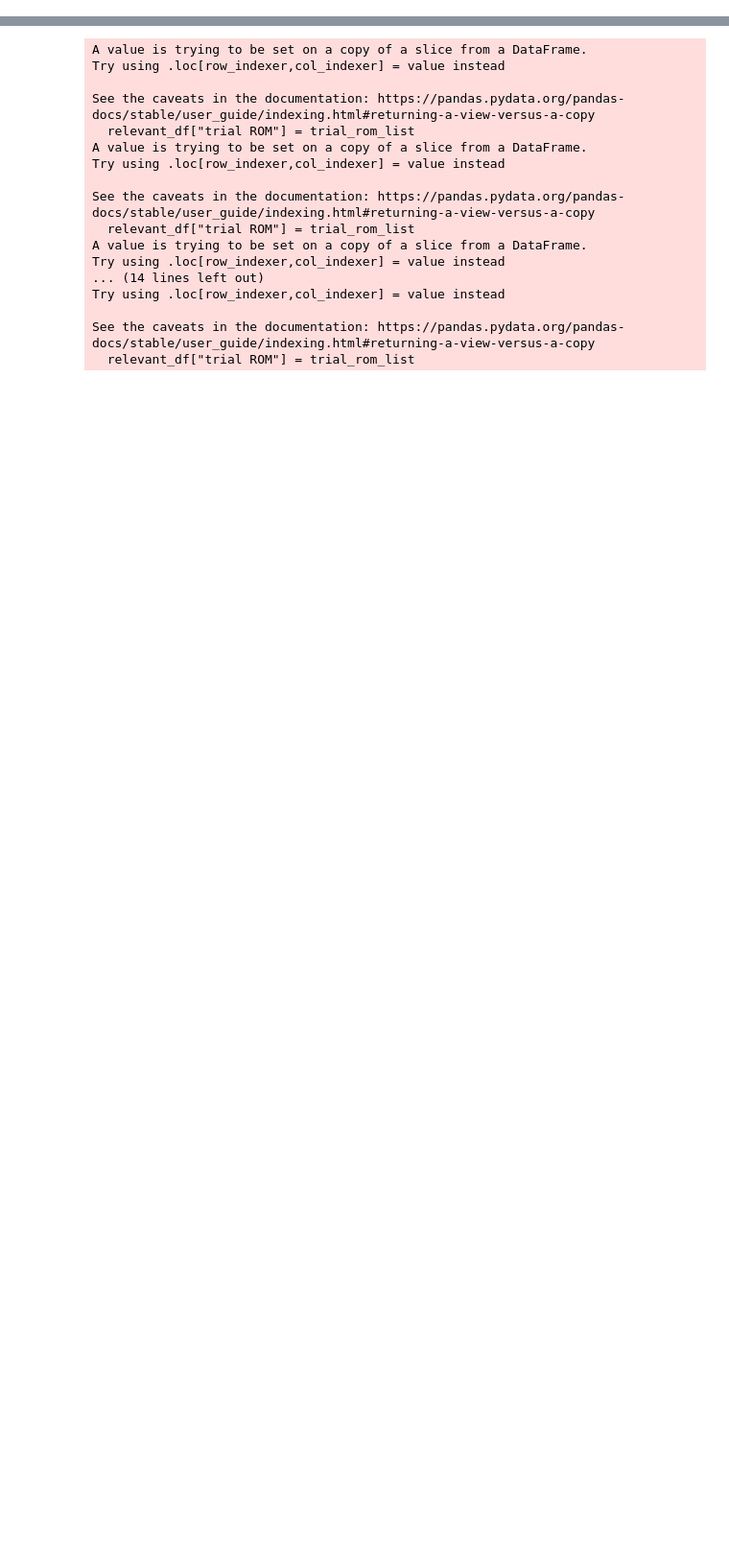
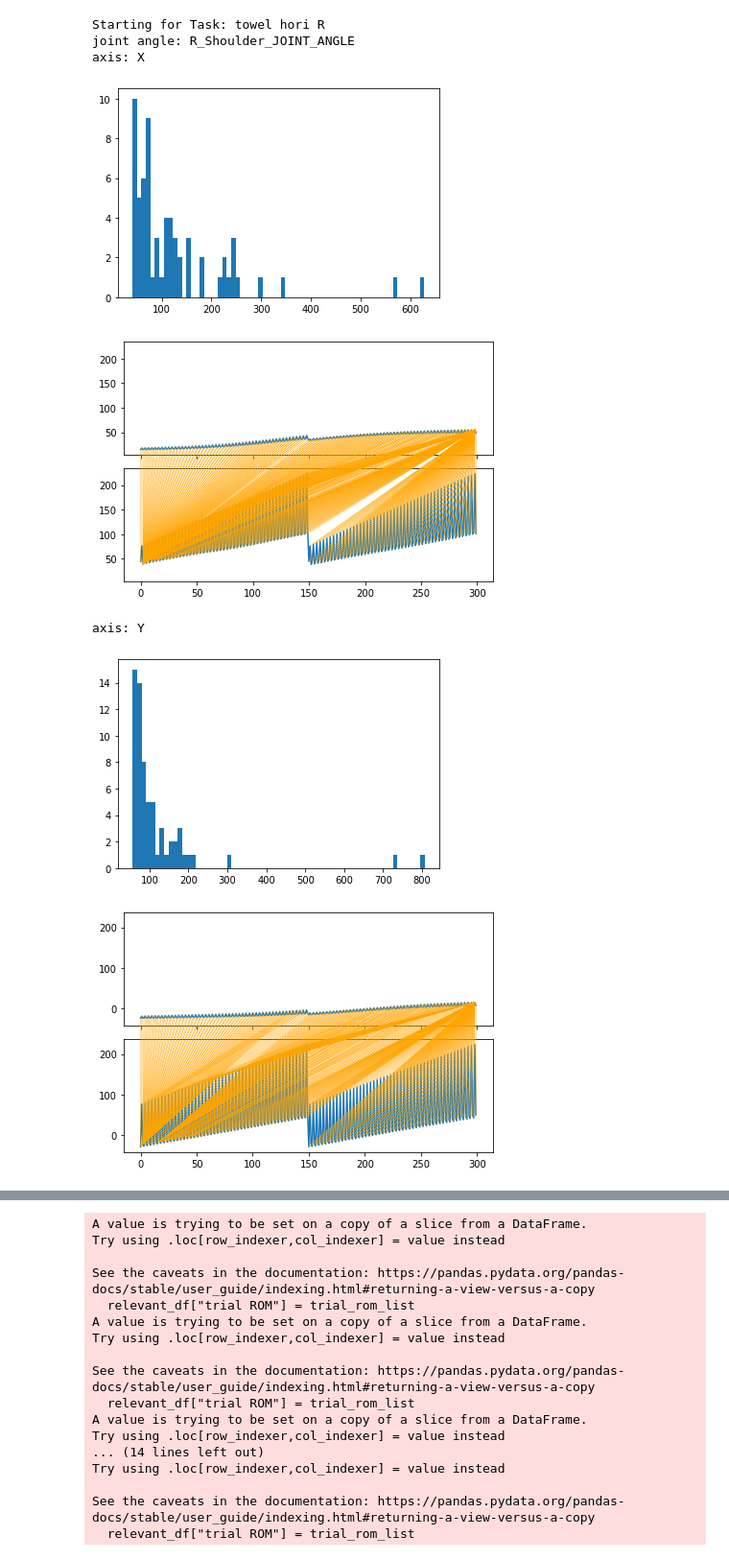
Before and after one commit to anna-choo/BCI, a Jupyter notebook: main.ipynb, the cells around one changed output, grey strips where cells are left out. Shown at 96% size. Drawn from its saved outputs; the diff is of its cells as text; code cells hidden in the pictures; blank space fills up the shorter version.

```diff
--- a/main.ipynb
+++ b/main.ipynb
@@ -214,0 +433,14 @@ stroke_key_R = pd.read_csv(r"Z:\DataCollection\BCISoftRoboticsGloveIntervention\
+# %%
+normative_towel_hori_R = pd.read_csv(r"Z:\DataCollection\BCISoftRoboticsGloveIntervention\Stroke\Miscellaneous\BCI002\Normative\1. EXPORTS\towel\RightJA_4Pick2_Cross.txt", sep = '\t')
+stroke_towel_hori_R = pd.read_csv(r"Z:\DataCollection\BCISoftRoboticsGloveIntervention\Stroke\Miscellaneous\BCI002\PATIENT_EXPORT\towel\RightJA_4Cross_End.txt", sep = '\t')
+
+towelhori_R_df, result_towel_hori_R, norm_dist_towel_hori_R = main(normative_towel_hori_R, stroke_towel_hori_R, TOWEL_horiFold, analyse_dict_R, ROM_dict, data_point, 'towel hori R')
+# %% [output]
+Starting for Task: towel hori R
+joint angle: R_Shoulder_JOINT_ANGLE
+axis: X
+[figure, added]
+[figure, added]
+axis: Y
+[figure, added]
+[figure, added]
```
Also changed, not shown: parts of 22 cells of this notebook.
